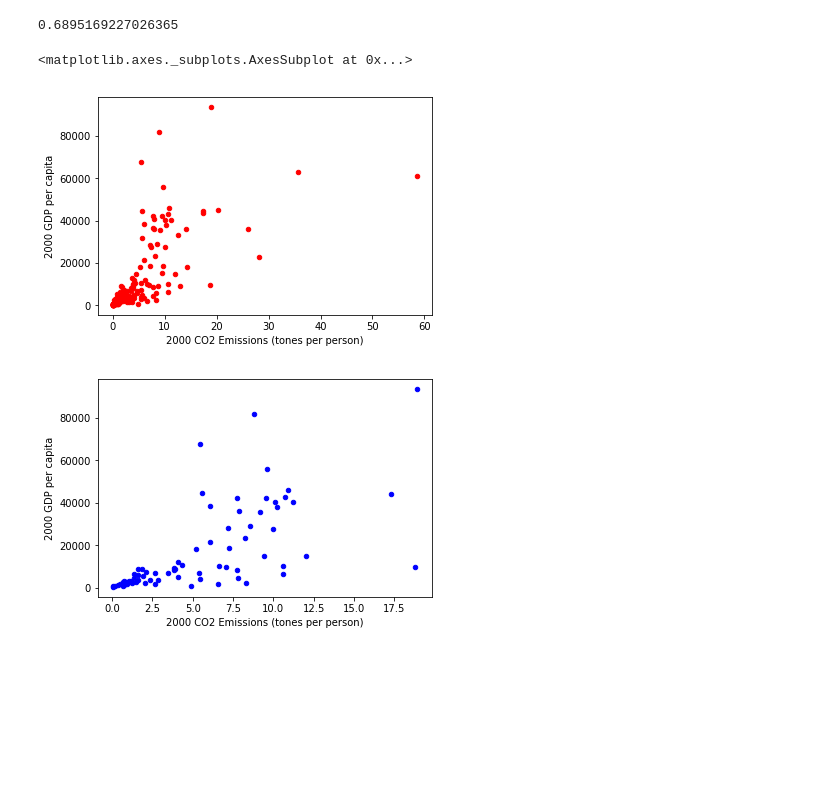
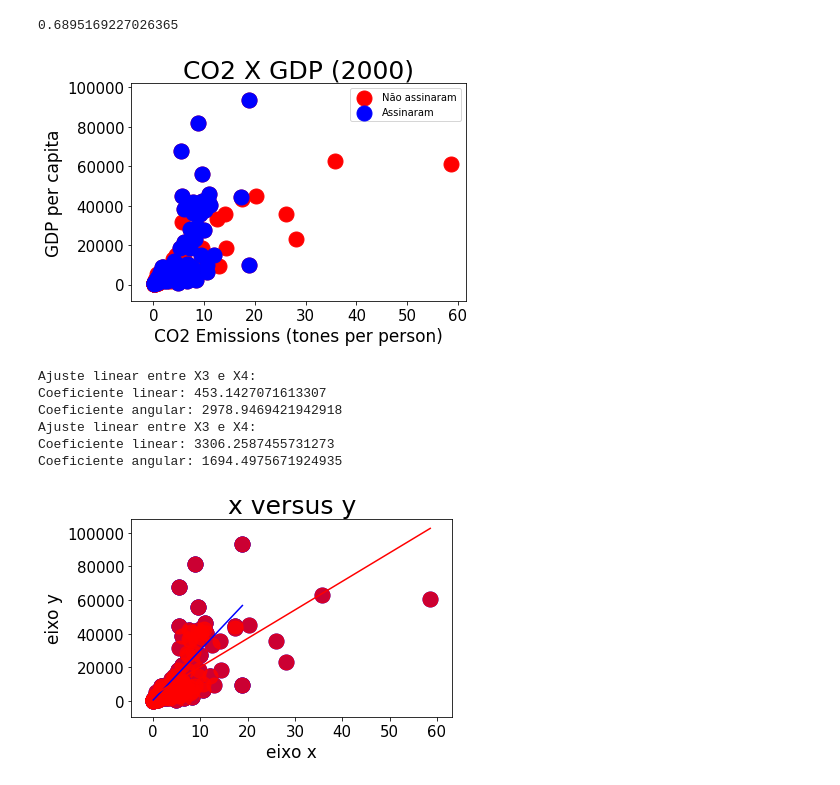
Before and after one commit to matheusar/Projeto-1-CD, a Jupyter notebook: Projeto 1.ipynb, the cells around one changed output. Saved outputs shown, nothing was run; the diff lists cells and outputs as text; code cells hidden in the pictures; blank space fills up the shorter version.

```diff
--- a/Projeto 1.ipynb
+++ b/Projeto 1.ipynb
@@ -187,15 +198,45 @@ plt.grid()
 nao['2000 CO2 Emissions (tones per person)'].corr(nao['2000 GDP per capita'])
 # %% [output]
 0.6895169227026365
-# %%
-nao.plot.scatter(x='2000 CO2 Emissions (tones per person)',y='2000 GDP per capita', color='r')
-sim.plot.scatter(x='2000 CO2 Emissions (tones per person)',y='2000 GDP per capita', color='b')
-#plt.scatter(pib.loc[co2_pib['Kyoto Protocol']==0,2000], co2.loc[co2_pib['Kyoto Protocol']==0,2000], color="r")
-#plt.scatter(pib.loc[co2_pib['Kyoto Protocol']==1,2000], co2.loc[co2_pib['Kyoto Protocol']==1,2000], color="b")
-# %% [output]
-<matplotlib.axes._subplots.AxesSubplot at 0x...>
-[figure, removed]
-[figure, removed]
+# %%
+plt.scatter(nao['2000 CO2 Emissions (tones per person)'], nao['2000 GDP per capita'], color='r', label="Não assinaram")
+plt.scatter(sim['2000 CO2 Emissions (tones per person)'],sim['2000 GDP per capita'], color='b', label= "Assinaram")
+plt.xlabel("CO2 Emissions (tones per person)")
+plt.ylabel("GDP per capita")
+plt.legend()
+plt.title("CO2 X GDP (2000)")
+plt.show()
+# %% [output]
+[figure, added]
+# %%
+def reta(dados_x, dados_y, c):
+    a = dados_y.cov(dados_x) / dados_x.var()
+    b = dados_y.mean() - a*dados_x.mean()
+
+    print('Ajuste linear entre X3 e X4:')
+    print('Coeficiente linear:', b)
+    print('Coeficiente angular:', a)
+    plt.scatter(dados_x, dados_y, c=c, alpha=0.8)
+    plt.title('x versus y')
+    plt.xlabel('eixo x')
+    plt.ylabel('eixo y')
+
+    plt.plot((dados_x.min(), dados_x.max()), (a*dados_x.min()+b, a*dados_x.max()+b), color=c)
+
+    plt.tight_layout()
+
+plt.scatter(sim['2000 CO2 Emissions (tones per person)'], sim['2000 GDP per capita'], color='r', label="Assinaram")
+reta(sim['2000 CO2 Emissions (tones per person)'], sim['2000 GDP per capita'],'b')
+plt.scatter(nao['2000 CO2 Emissions (tones per person)'], nao['2000 GDP per capita'], color='b', label="Não assinaram")
+reta(nao['2000 CO2 Emissions (tones per person)'], nao['2000 GDP per capita'],'r')
+# %% [output]
+Ajuste linear entre X3 e X4:
+Coeficiente linear: 453.1427071613307
+Coeficiente angular: 2978.9469421942918
+Ajuste linear entre X3 e X4:
+Coeficiente linear: 3306.2587455731273
+Coeficiente angular: 1694.4975671924935
+[figure, added]
 # %%
 #Leitura dos arquivos em Excel
 co2 = pd.read_excel('co2_emissions_tonnes_per_person.xlsx')
```
Also changed, not shown: parts of 18 cells of this notebook.
